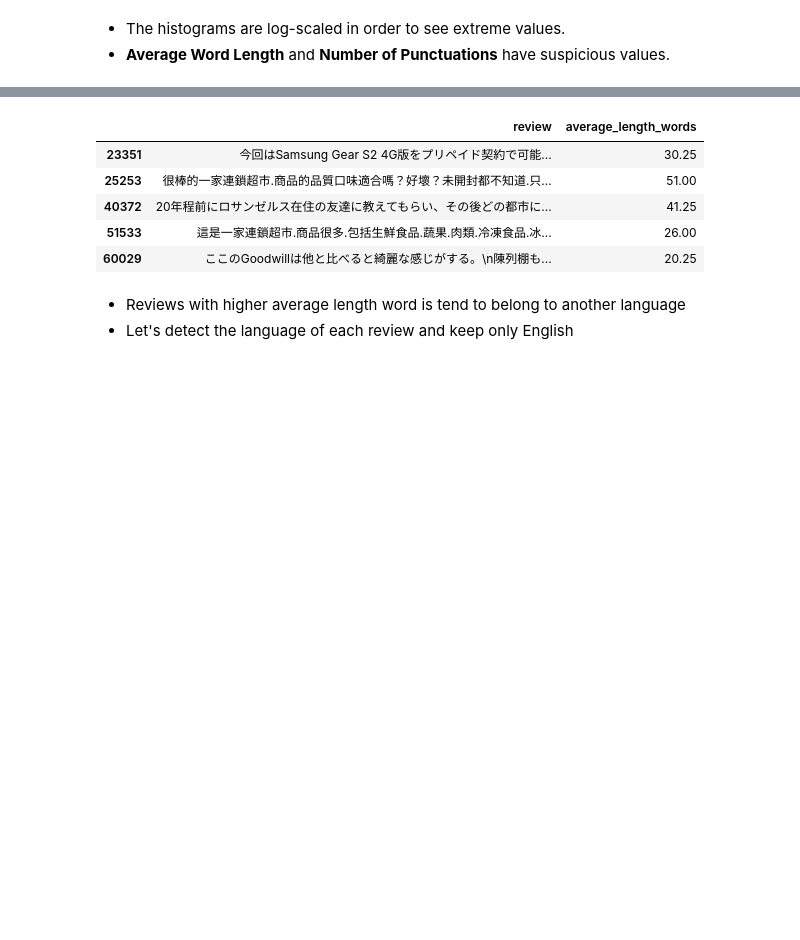
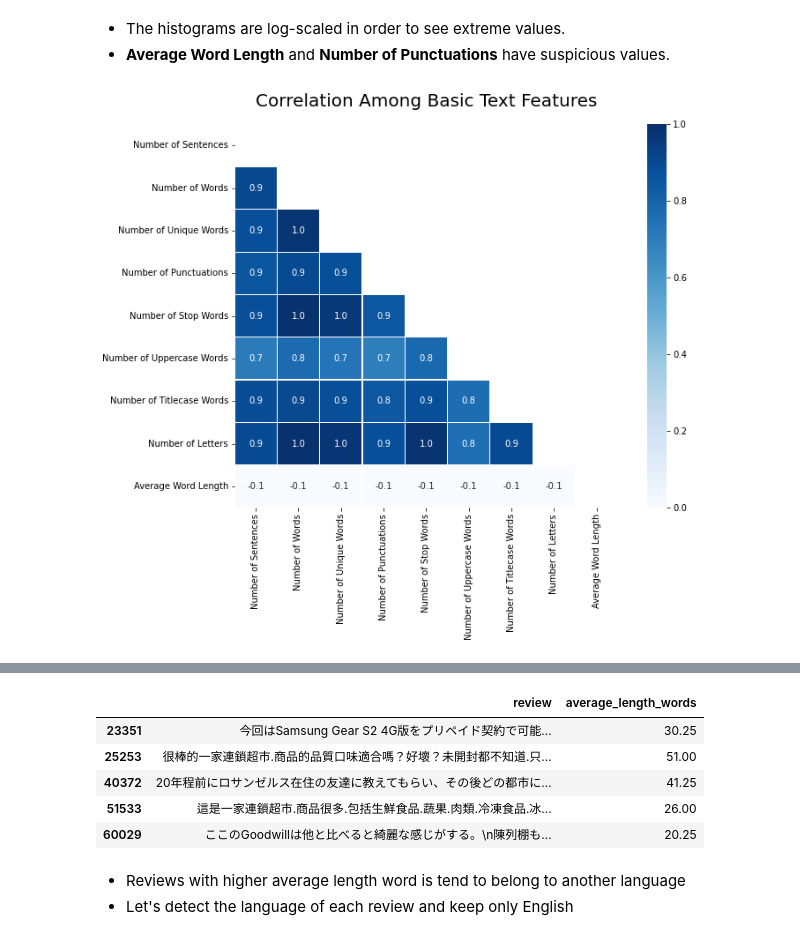
Before and after one commit to alirifat/yelp_nlp_project, a Jupyter notebook: yelp_data_cleaning_feature_engineering.ipynb, the cells around one changed output, grey strips where cells are left out. Saved outputs shown, nothing was run; the diff lists cells and outputs as text; code cells hidden in the pictures; blank space fills up the shorter version.

```diff
--- a/yelp_data_cleaning_feature_engineering.ipynb
+++ b/yelp_data_cleaning_feature_engineering.ipynb
@@ -100,3 +102,35 @@ plt.show()
 # %% [markdown]
 * The histograms are log-scaled in order to see extreme values.
 * __Average Word Length__ and __Number of Punctuations__ have suspicious values.
+# %%
+import seaborn as sns
+import matplotlib.pyplot as plt
+data = df.loc[:, [
+    'length_sent', 'length_word', 'set_word', 'length_punct',
+    'length_stopwords', 'length_upper', 'length_title', 'length_char',
+    'average_length_words'
+]]
+corr = data.corr()
+mask = np.zeros_like(corr)
+mask[np.triu_indices_from(mask)] = True  # shows only the left lower triangle
+
+fig, axes = plt.subplots()  # generates ax and figure object
+fig.set_size_inches([12, 8])  # set the figure sizes in inches
+# plots the heatmap
+ax = sns.heatmap(corr,
+                 mask=mask,
+                 vmin=0,
+                 vmax=1,
+                 linewidth=0.2,
+                 square=True,
+                 cmap='Blues',
+                 annot=True,
+                 fmt='.1f')
+ax.set_yticklabels(titles, rotation=0, fontsize="10", va="center")
+ax.set_xticklabels(titles)
+# set title for the figure
+ax.set_title('Correlation Among Basic Text Features', size=20, pad=20)
+# shows the plot
+plt.show()
+# %% [output]
+[figure, added]
```
Also changed, not shown: parts of 19 cells of this notebook.
